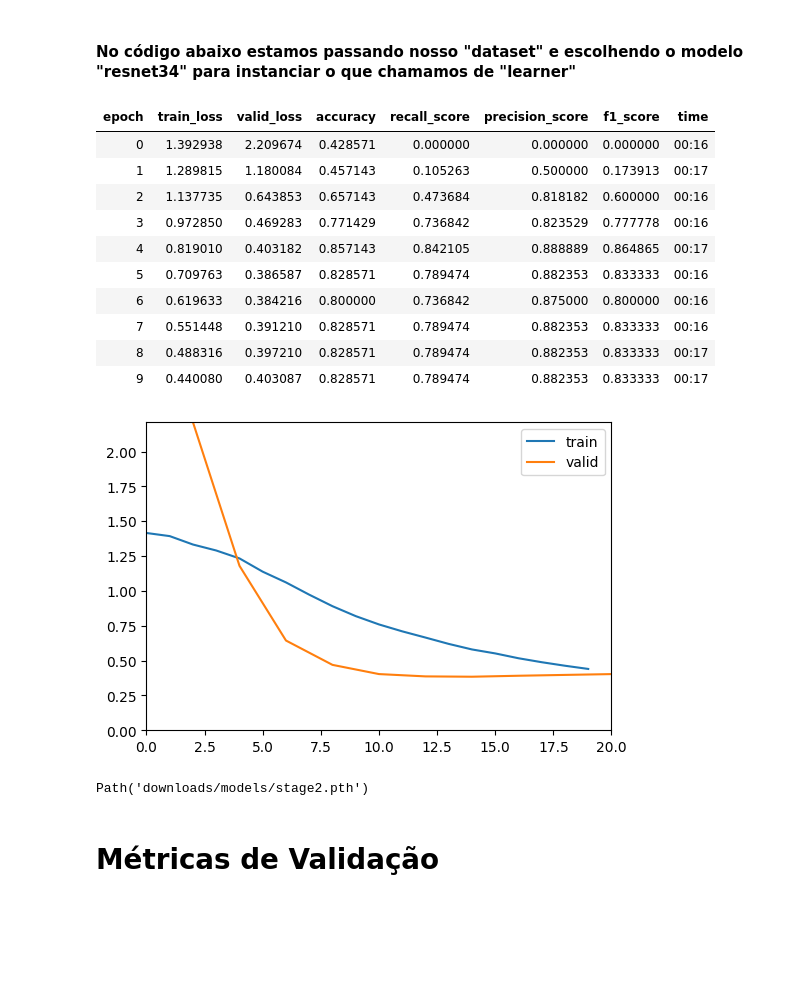
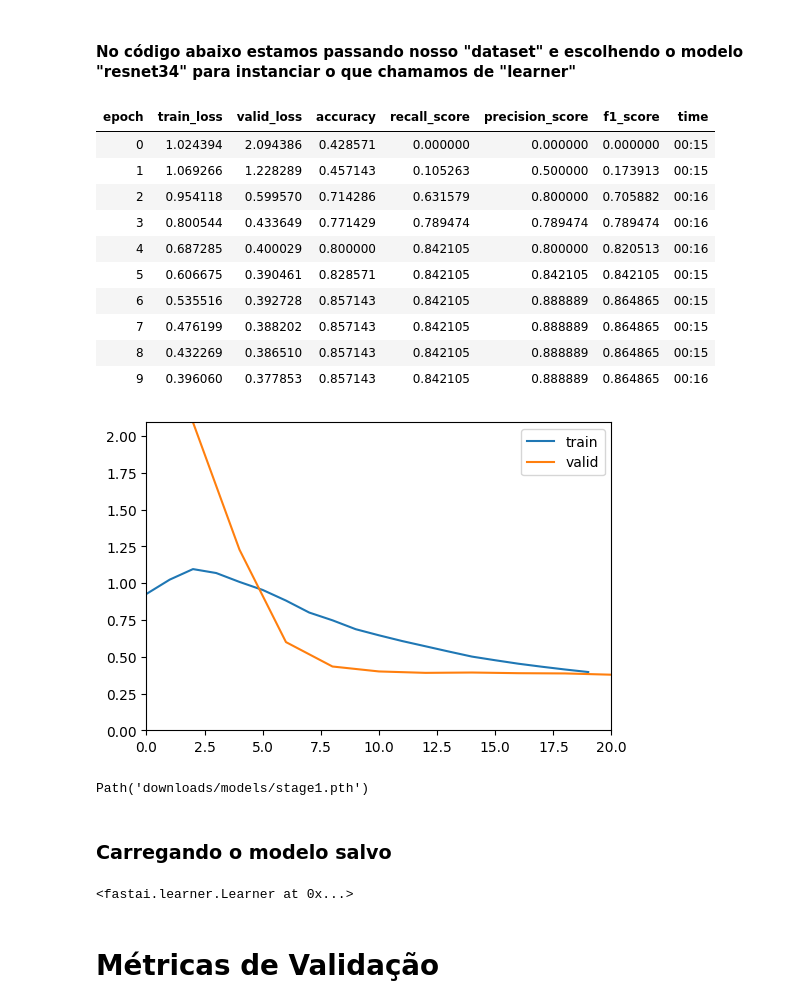
Before and after one commit to hugogontijomachado/SENAI_minicurso, a Jupyter notebook: 4_glasses_no_glasses/glasses_no_glasses.ipynb, the cells around one changed output. Drawn from its saved outputs; the diff is of its cells as text; code cells hidden in the pictures; blank space fills up the shorter version.

```diff
--- a/4_glasses_no_glasses/glasses_no_glasses.ipynb
+++ b/4_glasses_no_glasses/glasses_no_glasses.ipynb
@@ -62,21 +63,25 @@ Quantidade de imagens para validação: 35
 from fastai.learner import Learner
 learn: Learner = vision_learner(dls, models.resnet34, pretrained=True, metrics=[accuracy, Recall(), Precision(), F1Score()])
 # %%
-learn.fit_one_cycle(10, cbs=[ShowGraphCallback()])
-learn.save('stage2')
+#learn.fit_one_cycle(10, cbs=[ShowGraphCallback()])
+#learn.save('stage1')
 # %% [output]
 | epoch | train_loss | valid_loss | accuracy | recall_score | precision_score | f1_score | time |
-| 0 | 1.392938 | 2.209674 | 0.428571 | 0.000000 | 0.000000 | 0.000000 | 00:16 |
-| 1 | 1.289815 | 1.180084 | 0.457143 | 0.105263 | 0.500000 | 0.173913 | 00:17 |
-| 2 | 1.137735 | 0.643853 | 0.657143 | 0.473684 | 0.818182 | 0.600000 | 00:16 |
-| 3 | 0.972850 | 0.469283 | 0.771429 | 0.736842 | 0.823529 | 0.777778 | 00:16 |
-| 4 | 0.819010 | 0.403182 | 0.857143 | 0.842105 | 0.888889 | 0.864865 | 00:17 |
-| 5 | 0.709763 | 0.386587 | 0.828571 | 0.789474 | 0.882353 | 0.833333 | 00:16 |
-| 6 | 0.619633 | 0.384216 | 0.800000 | 0.736842 | 0.875000 | 0.800000 | 00:16 |
-| 7 | 0.551448 | 0.391210 | 0.828571 | 0.789474 | 0.882353 | 0.833333 | 00:16 |
-| 8 | 0.488316 | 0.397210 | 0.828571 | 0.789474 | 0.882353 | 0.833333 | 00:17 |
-| 9 | 0.440080 | 0.403087 | 0.828571 | 0.789474 | 0.882353 | 0.833333 | 00:17 |
+| 0 | 1.024394 | 2.094386 | 0.428571 | 0.000000 | 0.000000 | 0.000000 | 00:15 |
+| 1 | 1.069266 | 1.228289 | 0.457143 | 0.105263 | 0.500000 | 0.173913 | 00:15 |
+| 2 | 0.954118 | 0.599570 | 0.714286 | 0.631579 | 0.800000 | 0.705882 | 00:16 |
+| 3 | 0.800544 | 0.433649 | 0.771429 | 0.789474 | 0.789474 | 0.789474 | 00:16 |
+| 4 | 0.687285 | 0.400029 | 0.800000 | 0.842105 | 0.800000 | 0.820513 | 00:16 |
+| 5 | 0.606675 | 0.390461 | 0.828571 | 0.842105 | 0.842105 | 0.842105 | 00:15 |
+| 6 | 0.535516 | 0.392728 | 0.857143 | 0.842105 | 0.888889 | 0.864865 | 00:15 |
+| 7 | 0.476199 | 0.388202 | 0.857143 | 0.842105 | 0.888889 | 0.864865 | 00:15 |
+| 8 | 0.432269 | 0.386510 | 0.857143 | 0.842105 | 0.888889 | 0.864865 | 00:15 |
+| 9 | 0.396060 | 0.377853 | 0.857143 | 0.842105 | 0.888889 | 0.864865 | 00:16 |
-[figure, old version]
+[figure, new version]
-Path('downloads/models/stage2.pth')
+Path('downloads/models/stage1.pth')
+# %% [markdown]
+### Carregando o modelo salvo
 # %%
 learn.load('stage1')
+# %% [output]
+<fastai.learner.Learner at 0x...>
```
Also changed, not shown: parts of 10 cells of this notebook, 15 other files.
